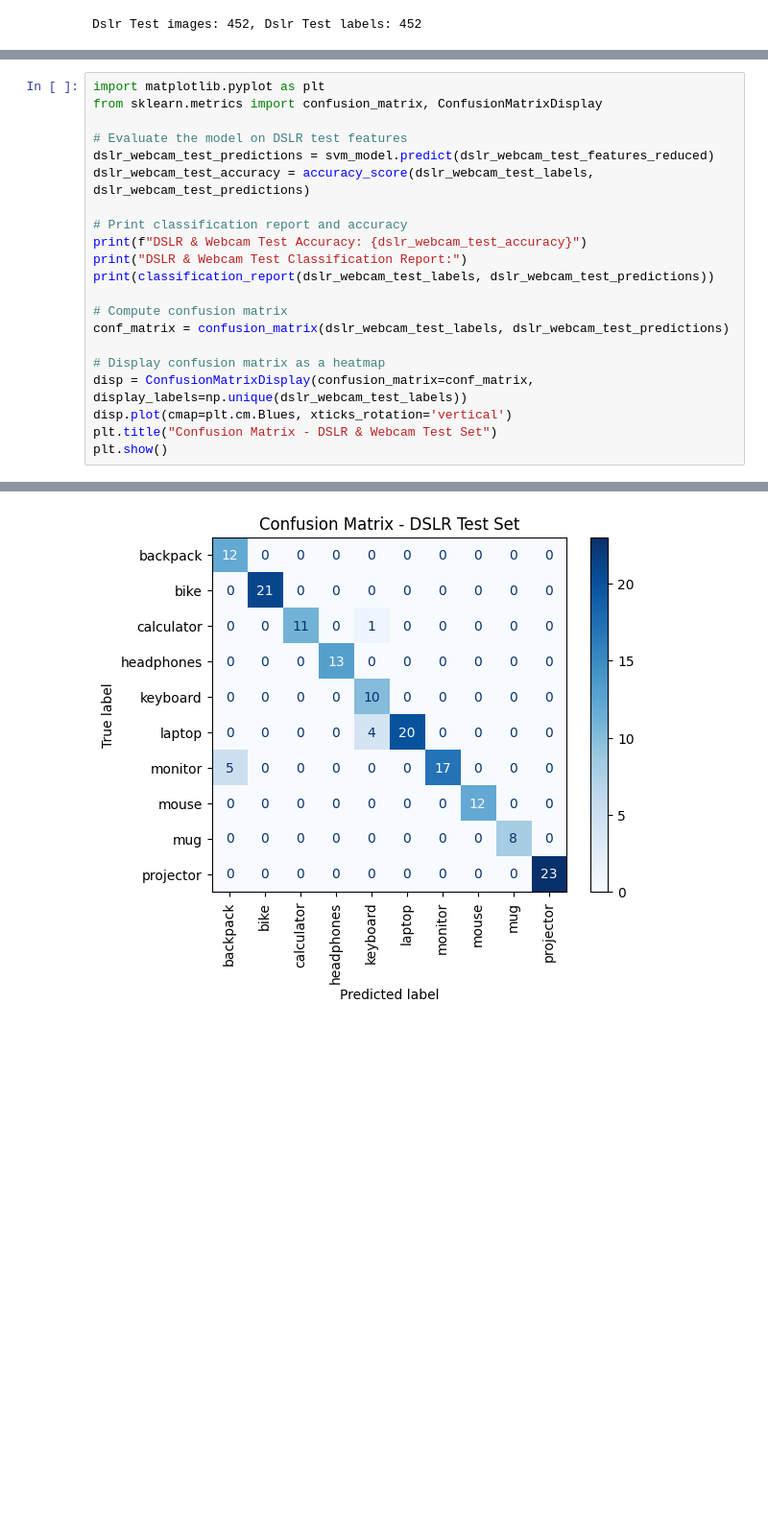
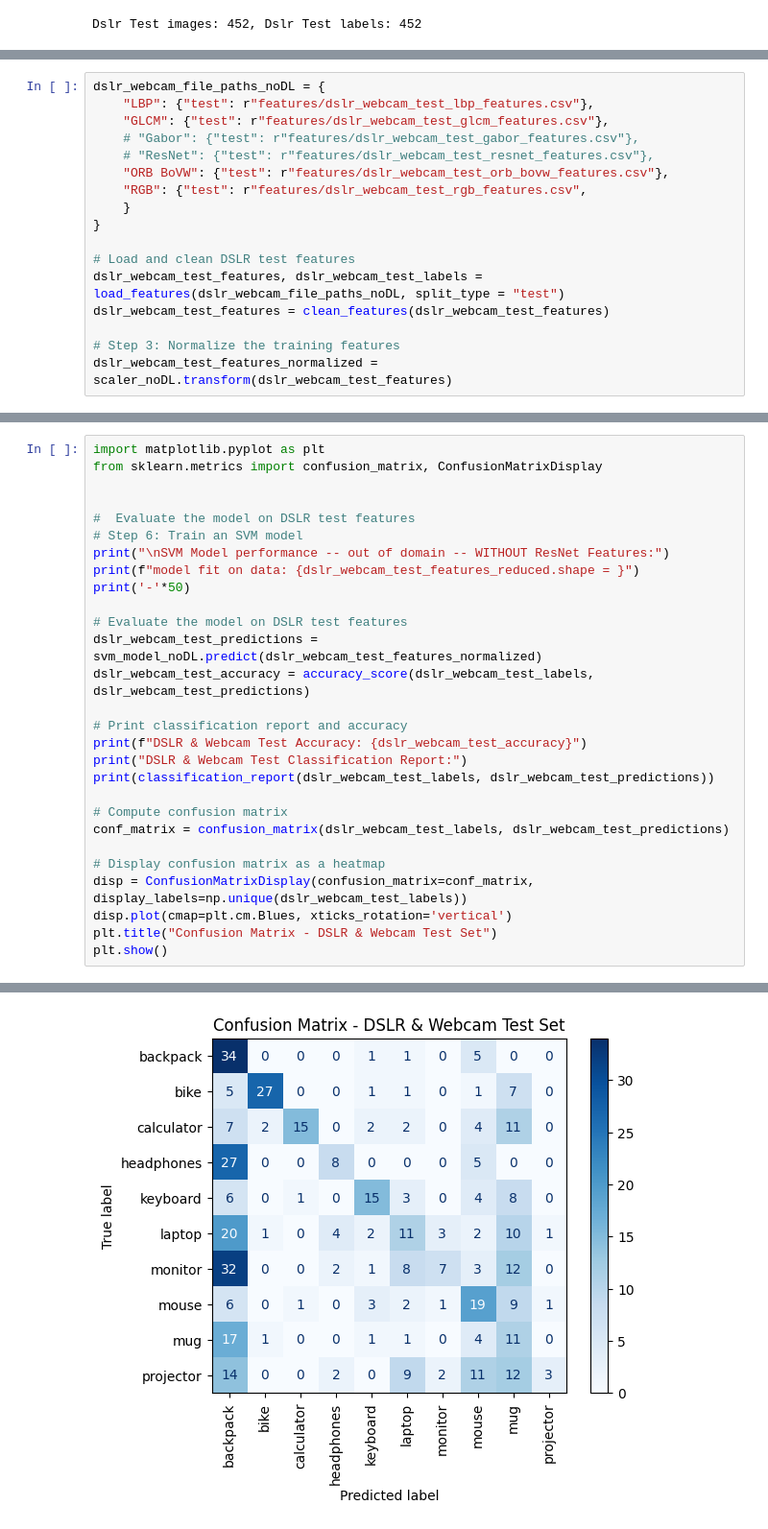
Before and after one commit to kennyalexlin/W281-Domain-Adaptation-Final-Project, a Jupyter notebook: full_extract_pipeline.ipynb, the cells around one changed output, grey strips where cells are left out. Shown at 96% size. Cells and saved outputs as stored; diff of their text form; blank space fills up the shorter version.

```diff
--- a/full_extract_pipeline.ipynb
+++ b/full_extract_pipeline.ipynb
@@ -722,0 +791,17 @@ NameError: name 'clean_features' is not defined
+# %%
+dslr_webcam_file_paths_noDL = {
+    "LBP": {"test": r"features/dslr_webcam_test_lbp_features.csv"},
+    "GLCM": {"test": r"features/dslr_webcam_test_glcm_features.csv"},
+    # "Gabor": {"test": r"features/dslr_webcam_test_gabor_features.csv"},
+    # "ResNet": {"test": r"features/dslr_webcam_test_resnet_features.csv"},
+    "ORB BoVW": {"test": r"features/dslr_webcam_test_orb_bovw_features.csv"},
+    "RGB": {"test": r"features/dslr_webcam_test_rgb_features.csv",
+    }
+}
+
+# Load and clean DSLR test features
+dslr_webcam_test_features, dslr_webcam_test_labels = load_features(dslr_webcam_file_paths_noDL, split_type = "test")
+dslr_webcam_test_features = clean_features(dslr_webcam_test_features)
+
+# Step 3: Normalize the training features
+dslr_webcam_test_features_normalized = scaler_noDL.transform(dslr_webcam_test_features)
@@ -724,8 +814,15 @@ NameError: name 'clean_features' is not defined
 import matplotlib.pyplot as plt
 from sklearn.metrics import confusion_matrix, ConfusionMatrixDisplay
 
+
+#  Evaluate the model on DSLR test features
+# Step 6: Train an SVM model
+print("\nSVM Model performance -- out of domain -- WITHOUT ResNet Features:")
+print(f"model fit on data: {dslr_webcam_test_features_reduced.shape = }")
+print('-'*50)
+
 # Evaluate the model on DSLR test features
-dslr_webcam_test_predictions = svm_model.predict(dslr_webcam_test_features_reduced)
+dslr_webcam_test_predictions = svm_model_noDL.predict(dslr_webcam_test_features_normalized)
 dslr_webcam_test_accuracy = accuracy_score(dslr_webcam_test_labels, dslr_webcam_test_predictions)
 
 # Print classification report and accuracy
@@ -763 +859 @@ weighted avg       0.96      0.94      0.94       157
-[figure, old version]
+[figure, new version]
```
Also changed, not shown: parts of 19 cells of this notebook, 6 other files.
